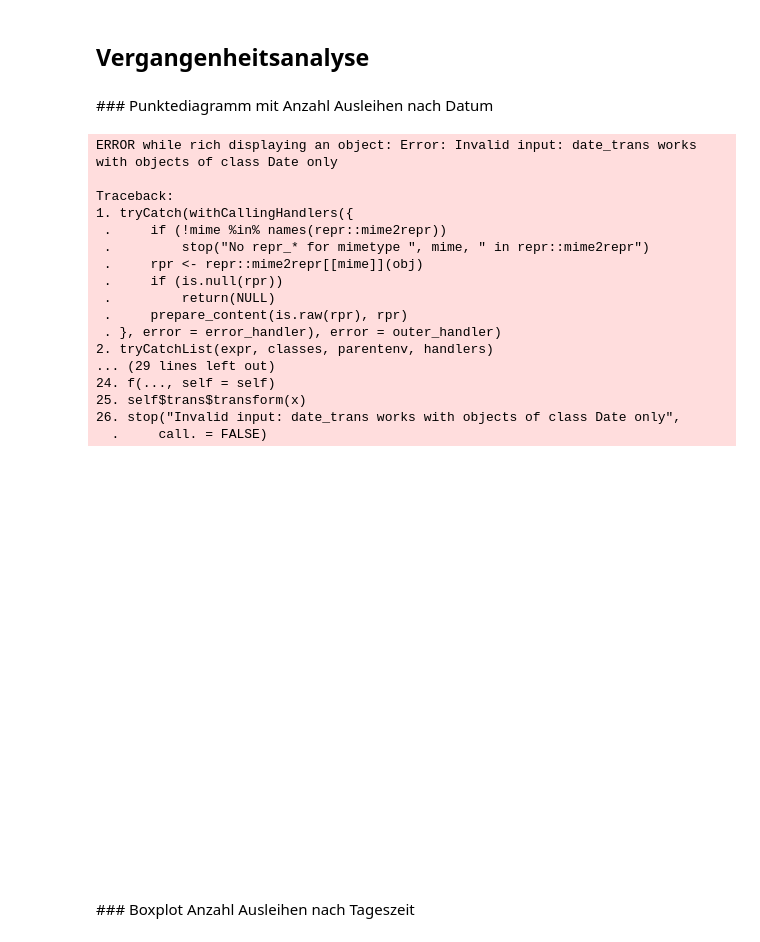
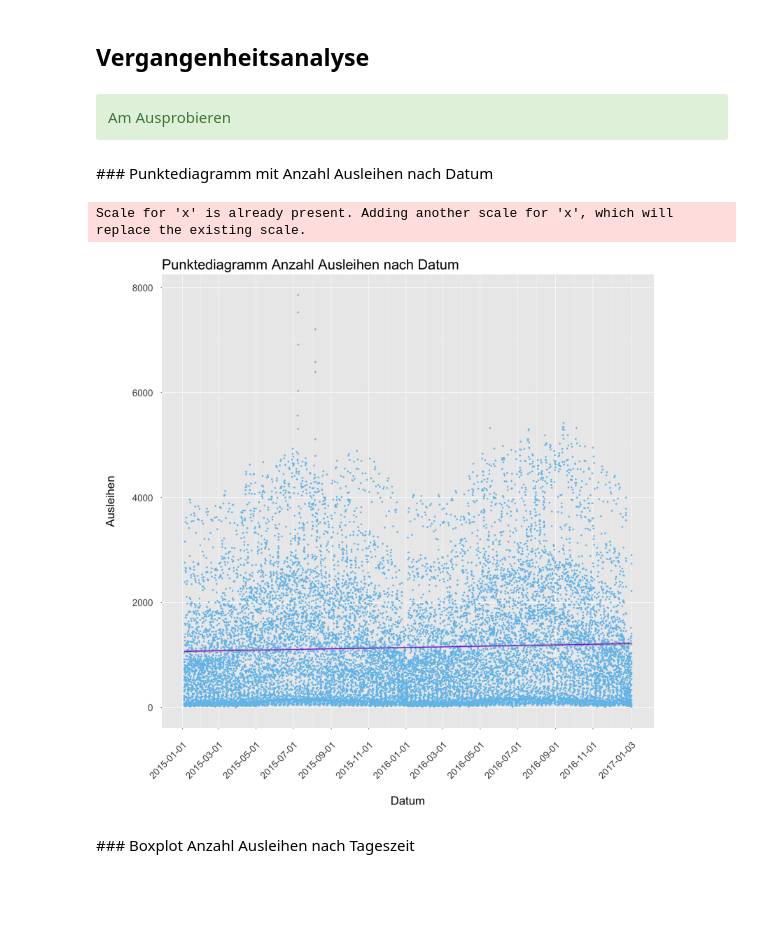
Before and after one commit to qcal12/BINA_Bike-Sharing-Economie, a Jupyter notebook: Bike Sharing Economie .ipynb, the cells around one changed output. Cells and saved outputs as stored; diff of their text form; code cells hidden in the pictures; blank space fills up the shorter version.

```diff
--- a/Bike Sharing Economie .ipynb
+++ b/Bike Sharing Economie .ipynb
@@ -172,35 +174,36 @@ summary(bike_data)
 In der Zusammenfassung werden pro Spalte der kleinste Wert, das erste Quartil, der Median, Mittelwert, das dritte Quartil und der Maximalwert angezeigt. Diese Zusammenfassung hilf, einen ersten Überblick über die Daten und die Werte zu erhalten.
 # %% [markdown]
 ## Vergangenheitsanalyse
-# %% [markdown]
-### Punktediagramm mit Anzahl Ausleihen nach Datum
-# %%
-ggplot(data = bike_data, aes(date, cnt, group=date)) +
-       geom_point(color="purple") +
-       geom_smooth(method = "lm", formula = y ~ x , color = "yellow") +
-xlab("Datum") +
-ylab("Ausleihen") +
-scale_x_date(labels = date_format("%m-%Y")) +
-ggtitle("Punktediagramm Anzahl Ausleihen nach Datum")
-# %% [output]
-ERROR while rich displaying an object: Error: Invalid input: date_trans works with objects of class Date only
-
-Traceback:
-1. tryCatch(withCallingHandlers({
- .     if (!mime %in% names(repr::mime2repr))
- .         stop("No repr_* for mimetype ", mime, " in repr::mime2repr")
- .     rpr <- repr::mime2repr[[mime]](obj)
- .     if (is.null(rpr))
- .         return(NULL)
- .     prepare_content(is.raw(rpr), rpr)
- . }, error = error_handler), error = outer_handler)
-2. tryCatchList(expr, classes, parentenv, handlers)
-... (29 lines left out)
-24. f(..., self = self)
-25. self$trans$transform(x)
-26. stop("Invalid input: date_trans works with objects of class Date only",
-  .     call. = FALSE)
-[figure, removed]
+# %% [markdown]
+<div class="alert alert-success" role="alert">
+Am Ausprobieren
+</div>
+# %% [markdown]
+### Punktediagramm mit Anzahl Ausleihen nach Datum
+# %%
+ggplot(data = bike_data, aes(as.Date(x=date),y=cnt)) +
+#Cast String to Date https://statisticsglobe.com/convert-character-string-to-date-object-in-r
+       geom_point(color="#73c1eb") +
+       geom_smooth(method = "lm", formula = y ~ x, color = "purple2") +
+scale_x_date(date_labels = "%B")+
+xlab("Datum") +
+ylab("Ausleihen") +
+ggtitle("Punktediagramm Anzahl Ausleihen nach Datum") +
+ scale_x_date(breaks = as.Date(c("2015-01-01","2015-03-01", "2015-05-01", "2015-07-01", "2015-09-01","2015-11-01", "2016-01-01","2016-03-01", "2016-05-01", "2016-07-01", "2016-09-01","2016-11-01", "2017-01-03")))+
+#Aussehen Editing
+theme(text = element_text(size = 30) ,
+      axis.title.y = element_text(margin = margin(t = 0, r = 40, b = 0, l = 20)),
+      axis.title.x = element_text(margin = margin(t = 40, r = 00, b = 20, l = 0)),
+      axis.text.y = element_text(margin = margin(t = 0, r = 20, b = 0, l = 0)),
+      axis.text.x = element_text(margin = margin(t = 30, r = 0, b = 0, l = 0), angle=45, hjust = 1),
+      #https://www.datanovia.com/en/blog/ggplot-date-axis-customization/
+      )
+
+options(repr.plot.width = 20, repr.plot.height = 20, repr.plot.res = 100)
+# %% [output]
+Scale for 'x' is already present. Adding another scale for 'x', which will
+replace the existing scale.
+[figure, added]
 # %% [markdown]
 ### Boxplot Anzahl Ausleihen nach Tageszeit
 # %%
```
Also changed, not shown: parts of 11 cells of this notebook.
